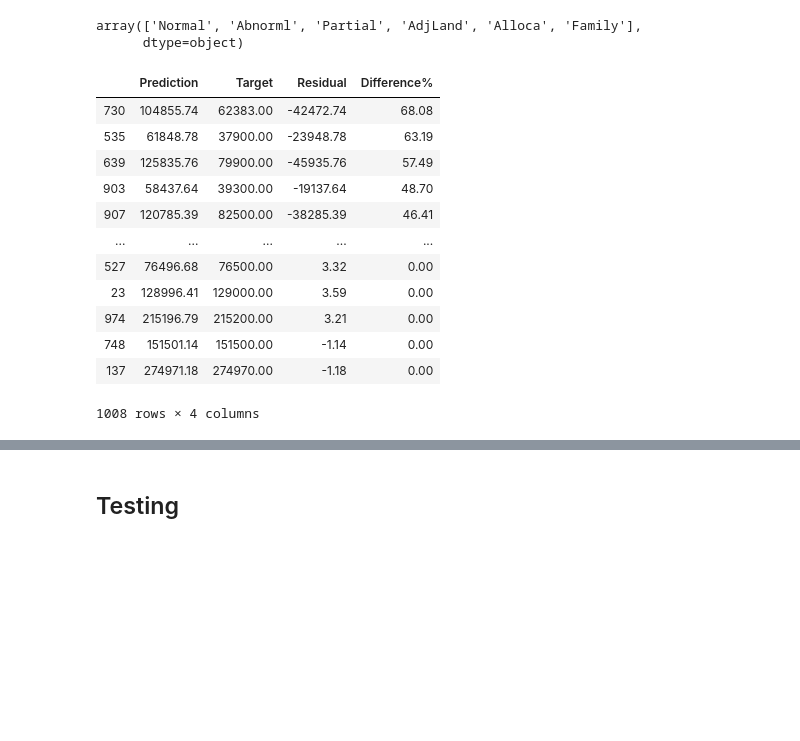
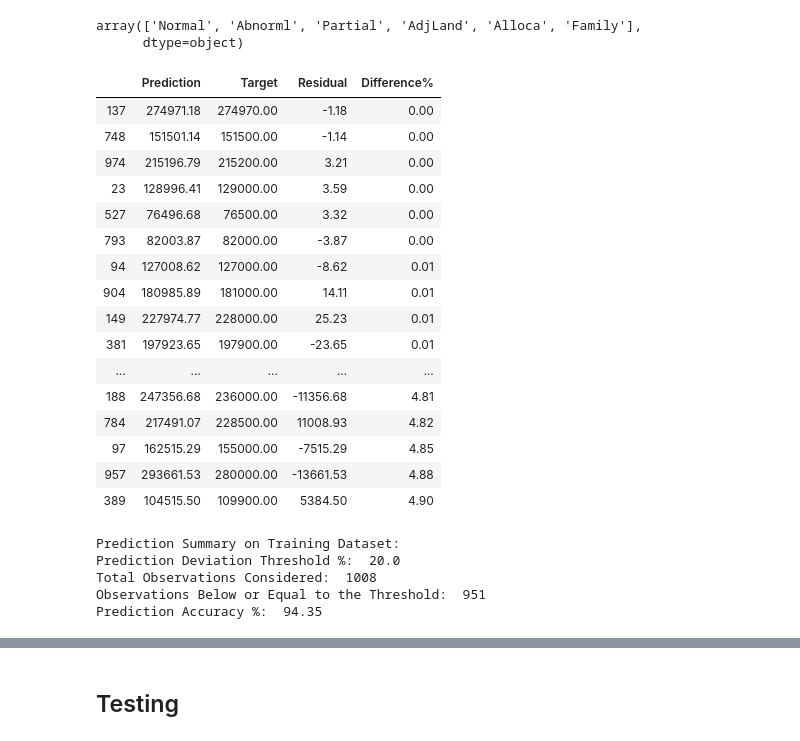
Before and after one commit to nileshjoshic/Machine-Learning-Live-Project, a Jupyter notebook: House Sale Price Prediction.ipynb, the cells around one changed output, grey strips where cells are left out. Drawn from its saved outputs; the diff is of its cells as text; code cells hidden in the pictures; blank space fills up the shorter version.

```diff
--- a/House Sale Price Prediction.ipynb
+++ b/House Sale Price Prediction.ipynb
@@ -1313,26 +1338,52 @@ array(['Normal', 'Abnorml', 'Partial', 'AdjLand', 'Alloca', 'Family'],
       dtype=object)
 # %%
 df_pf_train = pd.DataFrame(np.exp(y_hat), columns=['Prediction'])
-df_pf_train['Target'] = np.exp(y_train)
 y_train = y_train.reset_index(drop=True)
 df_pf_train['Target'] = np.exp(y_train)
 df_pf_train['Residual'] = df_pf_train['Target'] - df_pf_train['Prediction']
 df_pf_train['Difference%'] = np.absolute(df_pf_train['Residual']/df_pf_train['Target']*100)
 # %%
-pd.options.display.max_rows = 999
+pd.options.display.max_rows = 2000
 pd.set_option('display.float_format', lambda x: '%.2f' % x)
-df_pf_train.sort_values(by=['Difference%'], ascending=False)
+df_pf_train.sort_values(by=['Difference%'])
 # %% [output]
 |  | Prediction | Target | Residual | Difference% |
-| 730 | 104855.74 | 62383.00 | -42472.74 | 68.08 |
-| 535 | 61848.78 | 37900.00 | -23948.78 | 63.19 |
-| 639 | 125835.76 | 79900.00 | -45935.76 | 57.49 |
-| 903 | 58437.64 | 39300.00 | -19137.64 | 48.70 |
-| 907 | 120785.39 | 82500.00 | -38285.39 | 46.41 |
+| 137 | 274971.18 | 274970.00 | -1.18 | 0.00 |
+| 748 | 151501.14 | 151500.00 | -1.14 | 0.00 |
+| 974 | 215196.79 | 215200.00 | 3.21 | 0.00 |
+| 23 | 128996.41 | 129000.00 | 3.59 | 0.00 |
+| 527 | 76496.68 | 76500.00 | 3.32 | 0.00 |
+| 793 | 82003.87 | 82000.00 | -3.87 | 0.00 |
+| 94 | 127008.62 | 127000.00 | -8.62 | 0.01 |
+| 904 | 180985.89 | 181000.00 | 14.11 | 0.01 |
+| 149 | 227974.77 | 228000.00 | 25.23 | 0.01 |
+| 381 | 197923.65 | 197900.00 | -23.65 | 0.01 |
 | ... | ... | ... | ... | ... |
-| 527 | 76496.68 | 76500.00 | 3.32 | 0.00 |
-| 23 | 128996.41 | 129000.00 | 3.59 | 0.00 |
-| 974 | 215196.79 | 215200.00 | 3.21 | 0.00 |
-| 748 | 151501.14 | 151500.00 | -1.14 | 0.00 |
-| 137 | 274971.18 | 274970.00 | -1.18 | 0.00 |
+| 188 | 247356.68 | 236000.00 | -11356.68 | 4.81 |
+| 784 | 217491.07 | 228500.00 | 11008.93 | 4.82 |
+| 97 | 162515.29 | 155000.00 | -7515.29 | 4.85 |
+| 957 | 293661.53 | 280000.00 | -13661.53 | 4.88 |
+| 389 | 104515.50 | 109900.00 | 5384.50 | 4.90 |
-1008 rows × 4 columns
+# %%
+# Let's summarize the prediction observations
+# prediction_deviation_threshold holds the % value which will act as a threshold to validate values falling
+# below or equal to this threshold, e.g., by setting this to 20, we will check out of 1009 observations, how
+# many predicted values fall below or equal to 20.0 %
+# This variable will be applicable for train and test predictions
+
+prediction_deviation_threshold = 20.0
+
+train_prediction_dataset_size = x_train.shape[0]
+train_prediction_count = df_pf_train[df_pf_train['Difference%']<=prediction_deviation_threshold].count()[1]
+train_prediction_accuracy = train_prediction_count/train_prediction_dataset_size*100
+print("Prediction Summary on Training Dataset:")
+print("Prediction Deviation Threshold %: ", prediction_deviation_threshold)
+print("Total Observations Considered: ", train_prediction_dataset_size)
+print("Observations Below or Equal to the Threshold: ", train_prediction_count)
+print("Prediction Accuracy %: ", train_prediction_accuracy.round(2))
+# %% [output]
+Prediction Summary on Training Dataset:
+Prediction Deviation Threshold %:  20.0
+Total Observations Considered:  1008
+Observations Below or Equal to the Threshold:  951
+Prediction Accuracy %:  94.35
```
Also changed, not shown: parts of 16 cells of this notebook.
